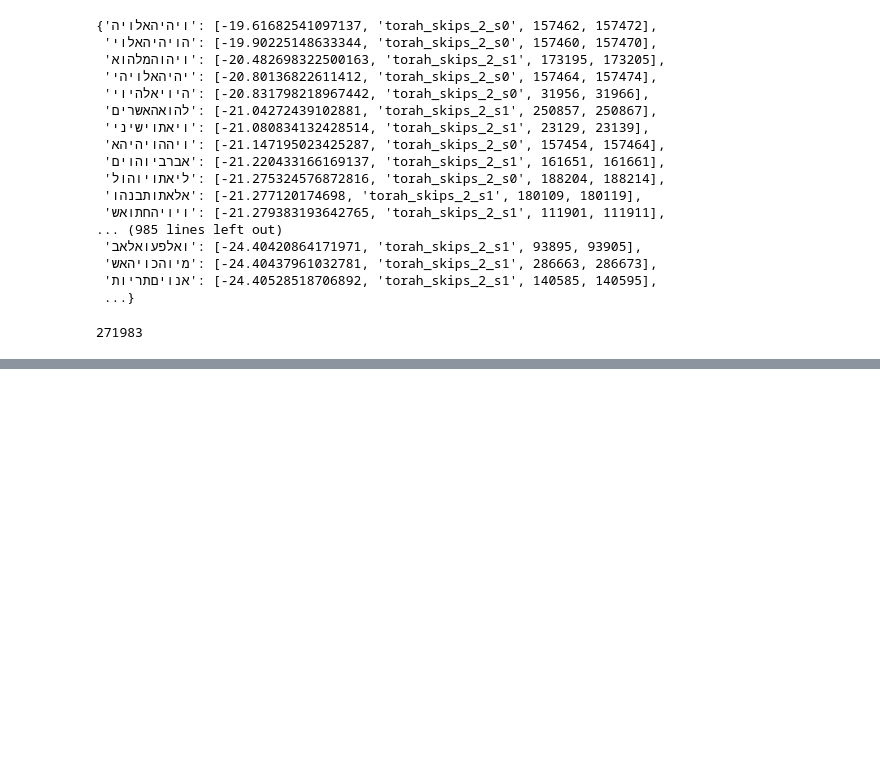
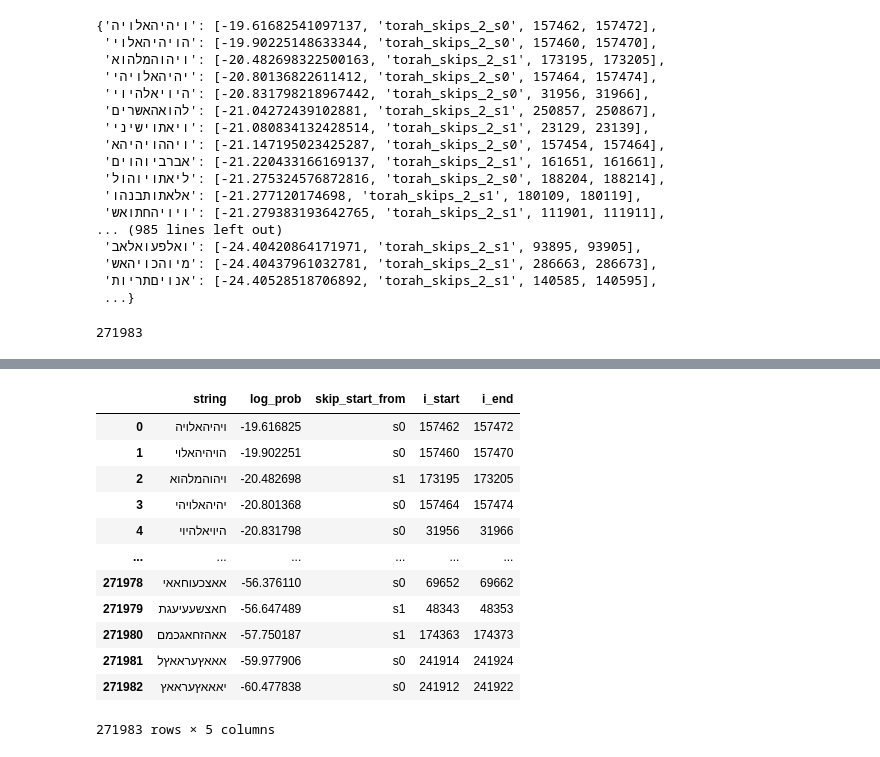
Before and after one commit to mannmoshe/text-recognition, a Jupyter notebook: text_recognition.ipynb, the cells around one changed output, grey strips where cells are left out. Cells and saved outputs as stored; diff of their text form; code cells hidden in the pictures; blank space fills up the shorter version.

```diff
--- a/text_recognition.ipynb
+++ b/text_recognition.ipynb
@@ -425,0 +428,2 @@ print(len(words_probs_10))
+# %%
+df_10 = pd.DataFrame.from_dict(words_probs_10, orient='index').reset_index()
@@ -425,0 +439,18 @@ print(len(words_probs_10))
+# %%
+df_10.columns = ['string', 'log_prob', 'skip_start_from', 'i_start', 'i_end']
+df_10['skip_start_from'] = df_10['skip_start_from'].map({'torah_skips_2_s0': 's0', 'torah_skips_2_s1': 's1'})
+df_10
+# %% [output]
+|  | string | log_prob | skip_start_from | i_start | i_end |
+| 0 | ויהיהאלויה | -19.616825 | s0 | 157462 | 157472 |
+| 1 | הויהיהאלוי | -19.902251 | s0 | 157460 | 157470 |
+| 2 | ויהוהמלהוא | -20.482698 | s1 | 173195 | 173205 |
+| 3 | יהיהאלויהי | -20.801368 | s0 | 157464 | 157474 |
+| 4 | היויאלהיוי | -20.831798 | s0 | 31956 | 31966 |
+| ... | ... | ... | ... | ... | ... |
+| 271978 | אאצכעוחאאי | -56.376110 | s0 | 69652 | 69662 |
+| 271979 | חאצשעעיעגת | -56.647489 | s1 | 48343 | 48353 |
+| 271980 | אאהזחאגכמם | -57.750187 | s1 | 174363 | 174373 |
+| 271981 | אאאץעראאץל | -59.977906 | s0 | 241914 | 241924 |
+| 271982 | יאאאץעראאץ | -60.477838 | s0 | 241912 | 241922 |
+271983 rows × 5 columns
```
Also changed, not shown: parts of 3 cells of this notebook.
